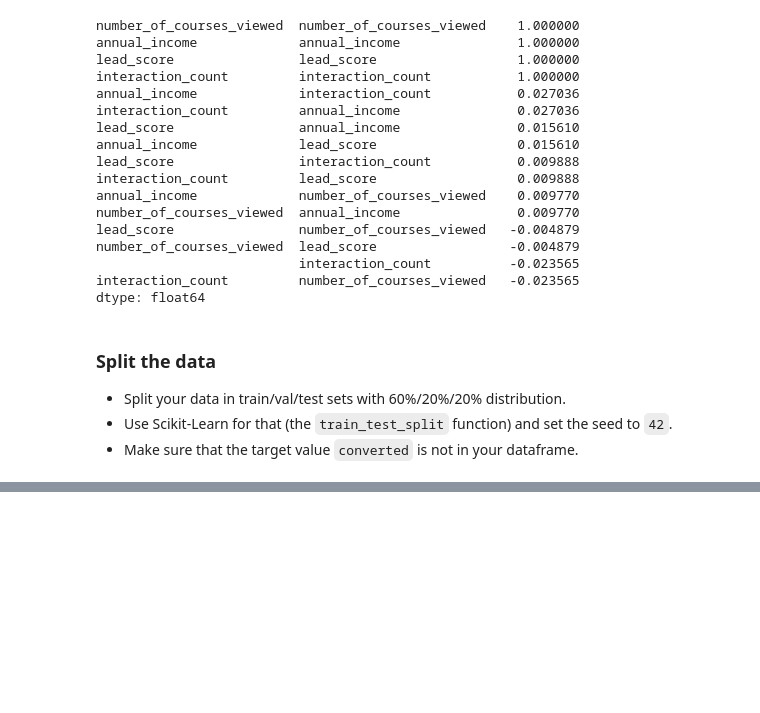
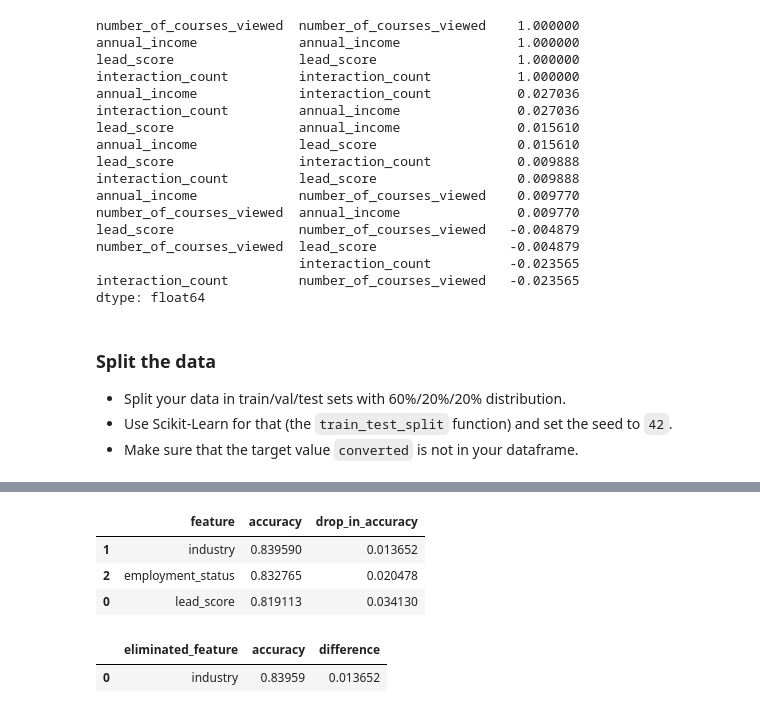
Before and after one commit to lautarocolli/machine-learning-zoomcamp-homework, a Jupyter notebook: 03-classification/homework.ipynb, the cells around one changed output, grey strips where cells are left out. Cells and saved outputs as stored; diff of their text form; code cells hidden in the pictures; blank space fills up the shorter version.

```diff
--- a/03-classification/homework.ipynb
+++ b/03-classification/homework.ipynb
@@ -193,0 +238,7 @@ df_full_train = df_full_train.drop('converted', axis=1)
+# %%
+model = LogisticRegression(
+    C=1.0,
+    max_iter=1000,
+    random_state=42
+)
+model.fit(X_train, y_train)
@@ -193,0 +255,4 @@ df_full_train = df_full_train.drop('converted', axis=1)
+# %%
+y_pred = model.predict(X_val)
+original_accuracy = accuracy_score(y_val, y_pred)
+print(f'Accuracy: {accuracy}')
@@ -193,0 +276,26 @@ df_full_train = df_full_train.drop('converted', axis=1)
+# %%
+scores = pd.DataFrame(columns=['feature', 'accuracy', 'drop_in_accuracy'])
+cat = ['lead_score','industry','employment_status']
+def q5(df):
+    for c in cat:
+        df_train_q5 = df.copy()
+        df_train_q5 = df_train_q5.drop(c, axis=1)
+        dicts = df_train_q5.to_dict(orient='records')
+        X_train = dv.fit_transform(dicts)
+        model = LogisticRegression(
+            C=1,
+            max_iter=1000,
+            random_state=42
+        )
+        model.fit(X_train, y_train)
+        df_val_q5 = df_val.copy()
+        df_val_q5 = df_val_q5.drop(c, axis=1)
+        val_dicts = df_val_q5.to_dict(orient='records')
+        X_val = dv.transform(val_dicts)
+        y_pred = model.predict(X_val)
+        accuracy = accuracy_score(y_val, y_pred)
+        drop_in_accuracy = original_accuracy - accuracy
+        scores.loc[len(scores)] = [c, accuracy, drop_in_accuracy]
+    return scores
+# %%
+scores = q5(df_train)
@@ -193,0 +320,12 @@ df_full_train = df_full_train.drop('converted', axis=1)
+# %%
+scores.sort_values(by='drop_in_accuracy', ascending=True)
+# %% [output]
+|  | feature | accuracy | drop_in_accuracy |
+| 1 | industry | 0.839590 | 0.013652 |
+| 2 | employment_status | 0.832765 | 0.020478 |
+| 0 | lead_score | 0.819113 | 0.034130 |
+# %%
+scores[scores.index == scores.difference.idxmin()]
+# %% [output]
+|  | eliminated_feature | accuracy | difference |
+| 0 | industry | 0.83959 | 0.013652 |
```
Also changed, not shown: parts of 16 cells of this notebook.
